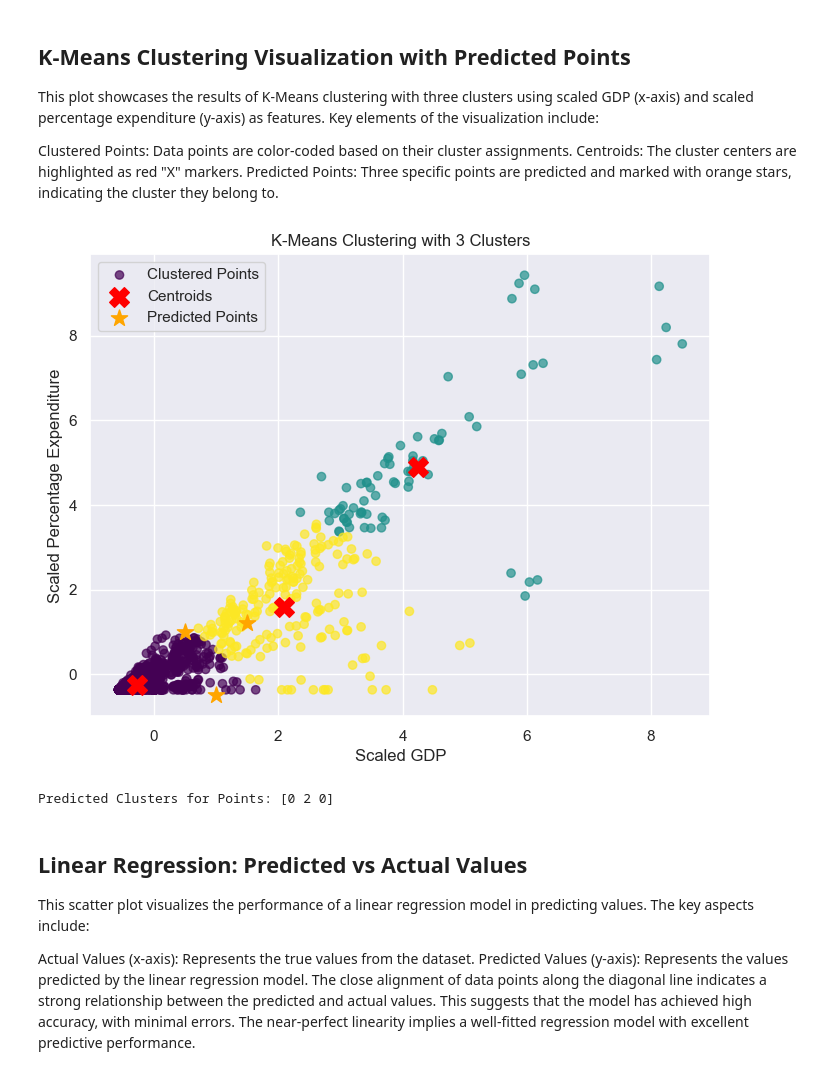
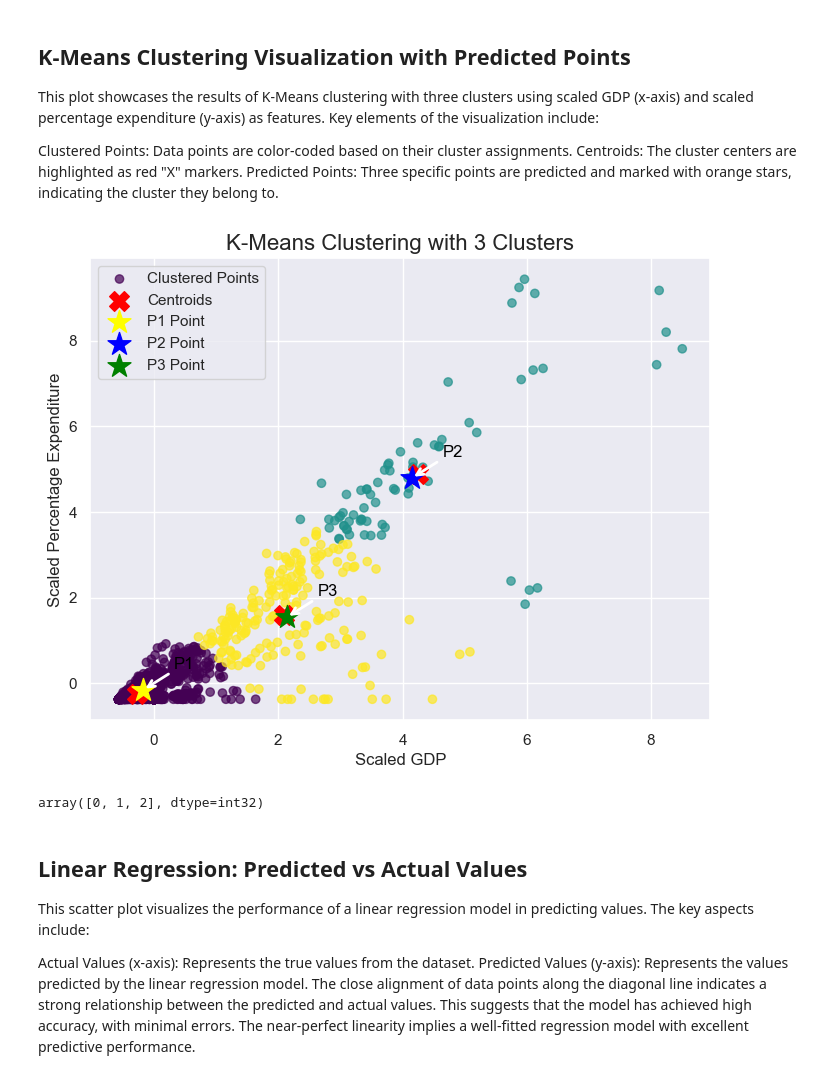
Before and after one commit to saeedsahar/clustering-and-fitting, a Jupyter notebook: Clustering-and-Ftting-Assignment-2.ipynb, the cells around one changed output. Cells and saved outputs as stored; diff of their text form; code cells hidden in the pictures.

Commit message:
Report and points code updated

```diff
--- a/Clustering-and-Ftting-Assignment-2.ipynb
+++ b/Clustering-and-Ftting-Assignment-2.ipynb
@@ -806,64 +864,70 @@ Clustered Points: Data points are color-coded based on their cluster assignments
 Centroids: The cluster centers are highlighted as red "X" markers.
 Predicted Points: Three specific points are predicted and marked with orange stars, indicating the cluster they belong to.
 # %%
-
-
-def visualize_and_predict_kmeans_clustering(data_scaled, points_to_predict, n_clusters=3, x_label="Scaled GDP", y_label="Scaled Percentage Expenditure"):
+# Update visualization with clearly visible colors for arrows and predicted points
+def visualize_and_predict_kmeans_with_high_visibility(n_clusters=3, x_label="Scaled GDP", y_label="Scaled Percentage Expenditure"):
     """
-    Perform K-Means clustering, visualize results, and predict cluster labels for specified points.
-
-    Parameters:
+    Adjust test points to align with clusters using centroids for proper placement,
+    and use high-visibility colors for arrows and points.
+     Parameters:
     ----------
     data_scaled : numpy.ndarray
         Scaled data for clustering.
-    points_to_predict : numpy.ndarray
-        Points to predict cluster labels for.
-    n_clusters : int
-        Number of clusters for K-Means.
-    x_label : str
-        Label for the x-axis.
-    y_label : str
-        Label for the y-axis.
+    cluster_range : range
+        Range of cluster numbers to test.
 
     Returns:
     -------
-    predicted_clusters : list
-        Predicted cluster labels for the input points.
+    None
     """
-    #  K-Means clustering
+
+    clustering_features = ['GDP', 'Percentage expenditure']
+    clustering_data = data[clustering_features].dropna()
+
+    # Scale the data
+    scaler = StandardScaler()
+    data_scaled = scaler.fit_transform(clustering_data)
+
+    # Fit K-Means
     kmeans = KMeans(n_clusters=n_clusters, random_state=42)
     cluster_labels = kmeans.fit_predict(data_scaled)
+    centroids = kmeans.cluster_centers_
 
-    # cluster prediction
-    predicted_clusters = kmeans.predict(points_to_predict)
+    # Select points closer to each centroid for proper visualization
+    points_to_predict_centroid_based = centroids + np.array([[0.1, 0.1], [-0.1, -0.1], [0.05, -0.05]])
 
+    # Predict clusters for these points
+    predicted_clusters = kmeans.predict(points_to_predict_centroid_based)
 
+    # Visualize the clusters and predicted points with high-visibility colors
     plt.figure(figsize=(8, 6))
     plt.scatter(data_scaled[:, 0], data_scaled[:, 1], c=cluster_labels, cmap='viridis', alpha=0.7, label="Clustered Points")
     plt.scatter(kmeans.cluster_centers_[:, 0], kmeans.cluster_centers_[:, 1], s=200, c='red', marker='X', label="Centroids")
 
-    # points to prediction
-    plt.scatter(points_to_predict[:, 0], points_to_predict[:, 1], c='orange', marker='*', s=150, label="Predicted Points")
+    # Use high-visibility colors for points and arrows
+    high_visibility_colors = ['yellow', 'blue', 'green']
+    for i, point in enumerate(points_to_predict_centroid_based):
+        plt.scatter(point[0], point[1], c=high_visibility_colors[i], marker='*', s=300, label=f"P{i+1} Point")
+        plt.annotate(f'P{i+1}', xy=(point[0], point[1]), xytext=(point[0] + 0.5, point[1] + 0.5),
+                     arrowprops=dict(facecolor=high_visibility_colors[i], arrowstyle='->', lw=2), fontsize=12, color='black')
 
-    plt.title(f'K-Means Clustering with {n_clusters} Clusters')
-    plt.xlabel(x_label)
-    plt.ylabel(y_label)
+    plt.title(f'K-Means Clustering with {n_clusters} Clusters', fontsize=16)
+    plt.xlabel(x_label, fontsize=12)
+    plt.ylabel(y_label, fontsize=12)
+    plt.grid(True)
     plt.legend()
-    plt.grid(True)
     plt.show()
 
     return predicted_clusters
 
+# Call the function with high-visibility colors for arrows and points
+predicted_clusters_high_visibility = visualize_and_predict_kmeans_with_high_visibility(n_clusters=3)
 
-points_to_predict = np.array([[0.5, 1], [1.5, 1.2], [1.0, -0.5]])  # Replace with the points you'd like to predict
-
-
-predicted_clusters = visualize_and_predict_kmeans_clustering(data_scaled_dev, points_to_predict, n_clusters=3)
-
-print("Predicted Clusters for Points:", predicted_clusters)
+# Output the predicted clusters for high-visibility visualization
+predicted_clusters_high_visibility
 # %% [output]
-[figure, old version]
+[figure, new version]
-Predicted Clusters for Points: [0 2 0]
+array([0, 1, 2], dtype=int32)
 # %% [markdown]
 ##  Linear Regression: Predicted vs Actual Values
 
```
Also changed, not shown: parts of 23 cells of this notebook, 3 other files.
